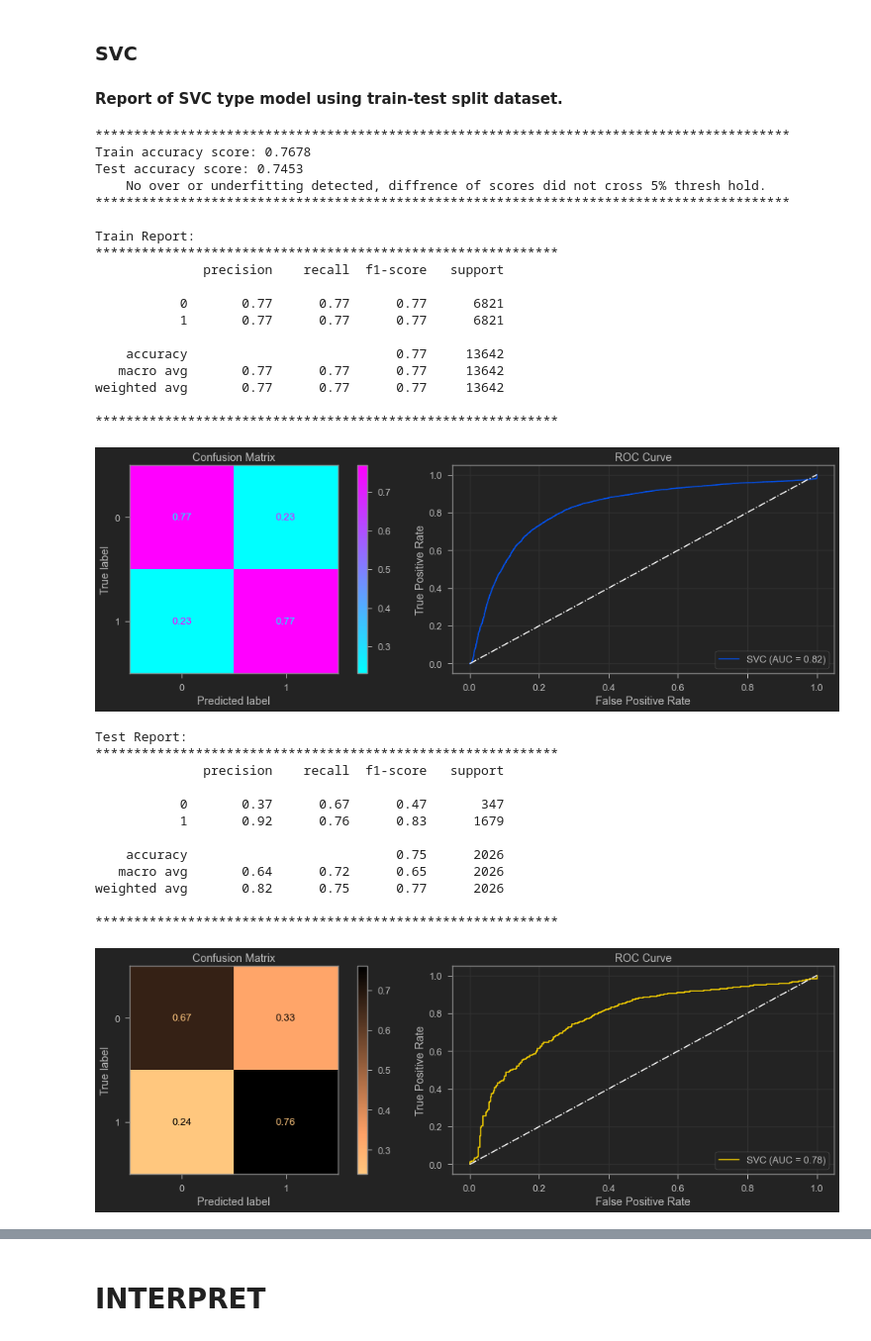
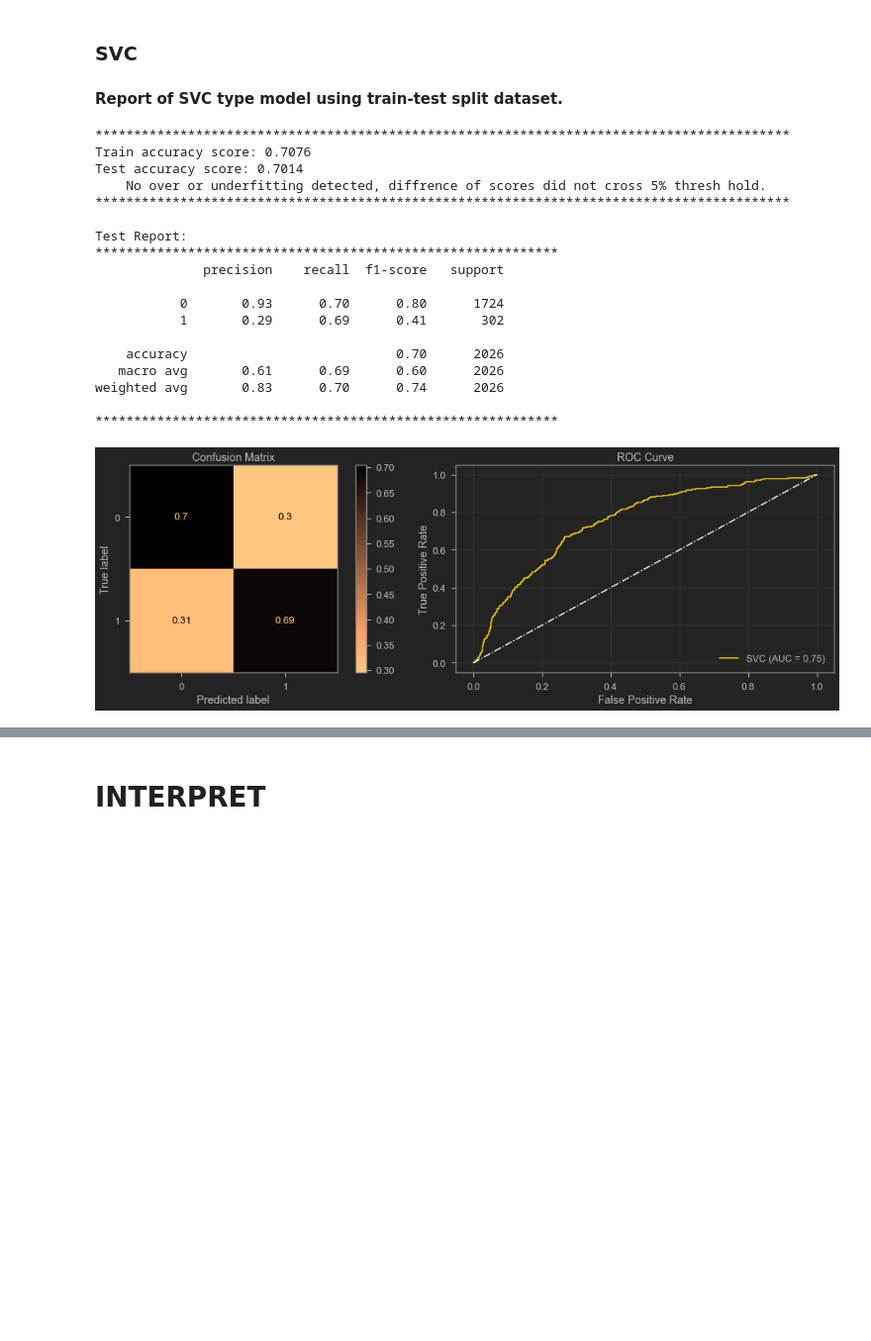
Before and after one commit to tamjid-ahsan/capstone_customer_churn, a Jupyter notebook: index.ipynb, the cells around one changed output, grey strips where cells are left out. Shown at 99% size. Cells and saved outputs as stored; diff of their text form; code cells hidden in the pictures; blank space fills up the shorter version.

```diff
--- a/index.ipynb
+++ b/index.ipynb
@@ -425,2 +570,6 @@ NameError: name 'base_model' is not defined
+# %%
+oversampling1 = SMOTENC(categorical_features=smotenc_features, n_jobs=-1)
+# %%
+X_train_pr_os, y_train_encoded_os = oversampling1.fit_sample(X_train_pr, y_train)
 # %% [markdown]
 ### Baseline model
@@ -559,17 +680,17 @@ weighted avg       0.94      0.92      0.92      2026
 # %% [markdown]
 #### Grid Search
 # %%
-rf_clf_gs = RandomForestClassifier(n_jobs=-1)
+rf_clf_gs = RandomForestClassifier(n_jobs=-1, verbose=0)
 params = {
     'criterion': ["gini", "entropy"],
-    'max_depth': [2, 3, 4, None],
-    'min_samples_leaf': [1, 2, 3, 4],
-    'class_weight': ["balanced", "balanced_subsample"]
+    'max_depth': [5,6,7],
+    'min_samples_leaf': [ 2, 3, 4],
+#     'class_weight': ["balanced", "balanced_subsample"]
 }
 gridsearch_rf_clf = GridSearchCV(estimator=rf_clf_gs,
                                  param_grid=params,
                                  n_jobs=-1,
-                                 scoring='precision')
+                                 scoring='f1_macro')
 gridsearch_rf_clf
 # %% [output]
 GridSearchCV(estimator=RandomForestClassifier(n_jobs=-1), n_jobs=-1,
@@ -710,41 +795,29 @@ weighted avg       0.92      0.90      0.90      2026
 # %%
 # clf_svc = SVC(kernel='linear', C=100, class_weight='balanced')
 # clf_svc = SVC(kernel='rbf', C=1, gamma='auto', class_weight='balanced', tol=.8)
-# clf_svc = SVC(kernel='poly', degree=8, C=1, gamma='scale', class_weight='balanced')
-clf_svc = SVC(kernel='sigmoid', C=2, class_weight='balanced')
+clf_svc = SVC(kernel='poly', degree=4, C=1, gamma='scale', class_weight='balanced')
+# clf_svc = SVC(kernel='sigmoid', C=2, class_weight='balanced')
 # %%
-model_report(clf_svc, X_train_pr_os, y_train_encoded_os, X_test_pr, y_test_encoded)
+fn.model_report(clf_svc, X_train_pr_os, y_train_encoded_os, X_test_pr, y_test,
+             show_train_report=False)
 # %% [output]
 Report of SVC type model using train-test split dataset.
 ******************************************************************************************
-Train accuracy score: 0.7678
-Test accuracy score: 0.7453
+Train accuracy score: 0.7076
+Test accuracy score: 0.7014
     No over or underfitting detected, diffrence of scores did not cross 5% thresh hold.
 ******************************************************************************************
 
-Train Report:
+Test Report:
 ************************************************************
               precision    recall  f1-score   support
 
-           0       0.77      0.77      0.77      6821
-           1       0.77      0.77      0.77      6821
+           0       0.93      0.70      0.80      1724
+           1       0.29      0.69      0.41       302
 
-    accuracy                           0.77     13642
-   macro avg       0.77      0.77      0.77     13642
-weighted avg       0.77      0.77      0.77     13642
+    accuracy                           0.70      2026
+   macro avg       0.61      0.69      0.60      2026
+weighted avg       0.83      0.70      0.74      2026
 
 ************************************************************
-[figure, old version]
+[figure, new version]
-Test Report:
-************************************************************
-              precision    recall  f1-score   support
-
-           0       0.37      0.67      0.47       347
-           1       0.92      0.76      0.83      1679
-
-    accuracy                           0.75      2026
-   macro avg       0.64      0.72      0.65      2026
-weighted avg       0.82      0.75      0.77      2026
-
-************************************************************
-[figure, removed]
```
Also changed, not shown: parts of 107 cells of this notebook, 3 other files.
